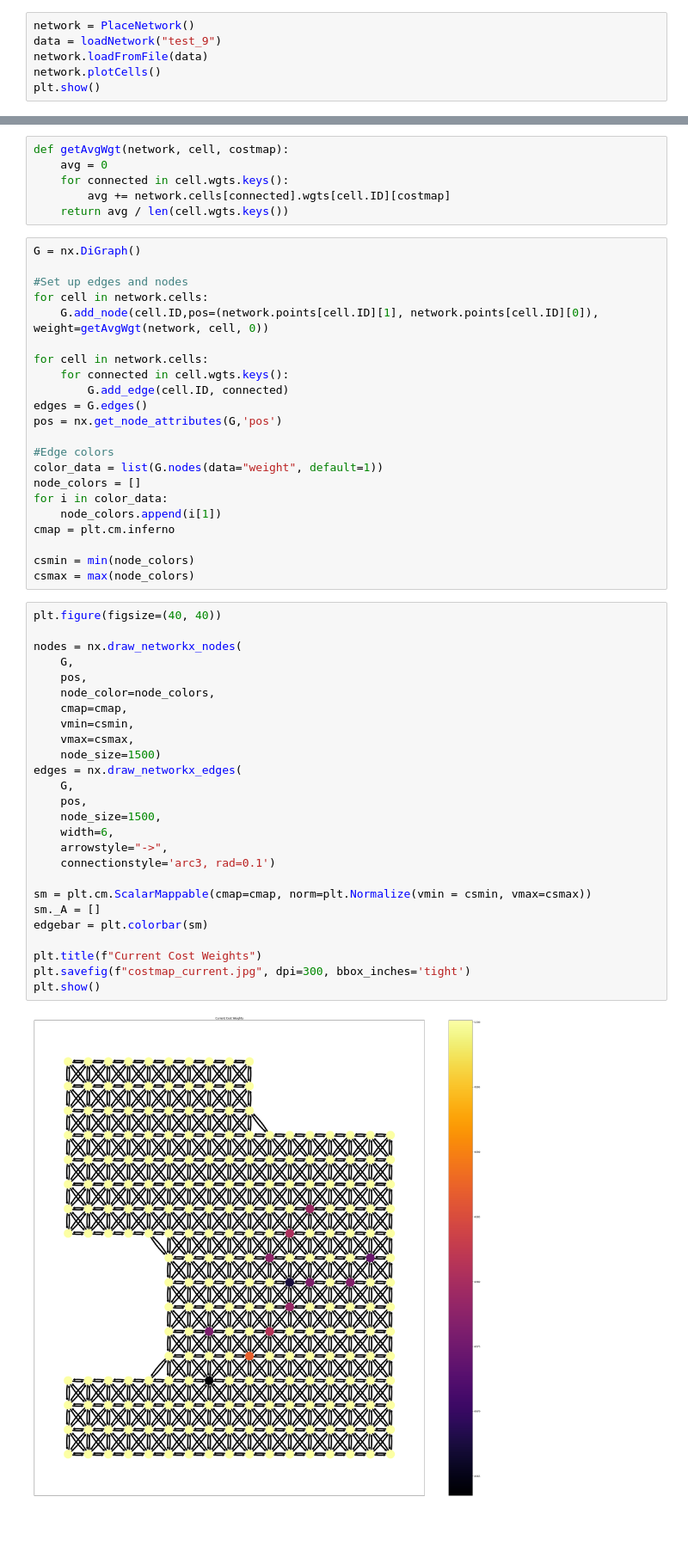
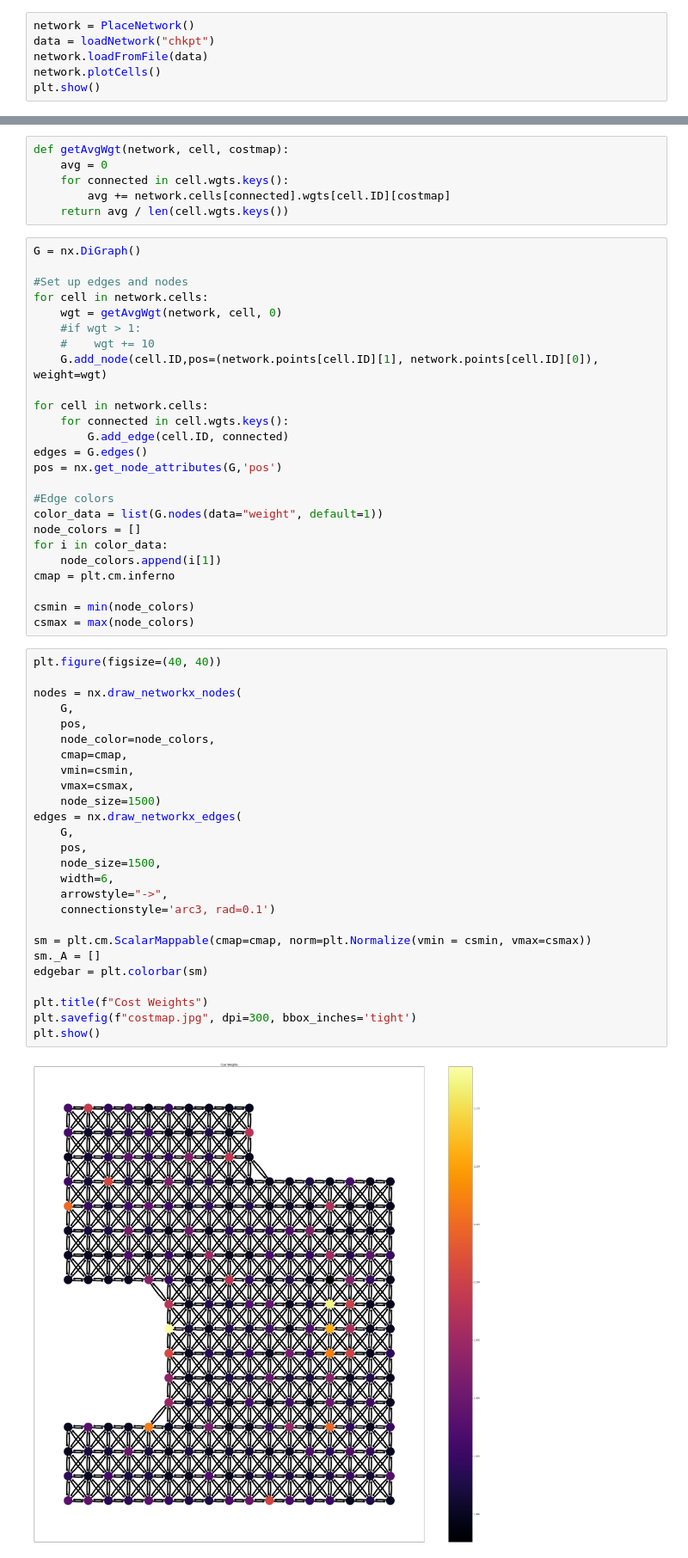
Before and after one commit to bainro/jackal_melodic, a Jupyter notebook: weightvisual.ipynb, the cells around one changed output, grey strips where cells are left out. Shown at 86% size. Drawn from its saved outputs; the diff is of its cells as text; blank space fills up the shorter version.

```diff
--- a/weightvisual.ipynb
+++ b/weightvisual.ipynb
@@ -6,7 +6,7 @@ from utils import *
 from placecell import PlaceNetwork
 # %%
 network = PlaceNetwork()
-data = loadNetwork("test_9")
+data = loadNetwork("chkpt")
 network.loadFromFile(data)
 network.plotCells()
 plt.show()
@@ -23,7 +23,10 @@ G = nx.DiGraph()
 
 #Set up edges and nodes
 for cell in network.cells:
-    G.add_node(cell.ID,pos=(network.points[cell.ID][1], network.points[cell.ID][0]),  weight=getAvgWgt(network, cell, 0))
+    wgt = getAvgWgt(network, cell, 0)
+    #if wgt > 1:
+    #    wgt += 10
+    G.add_node(cell.ID,pos=(network.points[cell.ID][1], network.points[cell.ID][0]),  weight=wgt)
 
 for cell in network.cells:
     for connected in cell.wgts.keys():
@@ -43,28 +46,28 @@ csmax = max(node_colors)
 # %%
 plt.figure(figsize=(40, 40))
 
 nodes = nx.draw_networkx_nodes(
     G,
     pos,
     node_color=node_colors,
     cmap=cmap,
     vmin=csmin,
     vmax=csmax,
     node_size=1500)
 edges = nx.draw_networkx_edges(
     G,
     pos,
     node_size=1500,
     width=6,
     arrowstyle="->",
     connectionstyle='arc3, rad=0.1')
 
 sm = plt.cm.ScalarMappable(cmap=cmap, norm=plt.Normalize(vmin = csmin, vmax=csmax))
 sm._A = []
 edgebar = plt.colorbar(sm)
 
-plt.title(f"Current Cost Weights")
-plt.savefig(f"costmap_current.jpg", dpi=300, bbox_inches='tight')
+plt.title(f"Cost Weights")
+plt.savefig(f"costmap.jpg", dpi=300, bbox_inches='tight')
 plt.show()
 # %% [output]
-[figure, old version]
+[figure, new version]
```
Also changed, not shown: 1 other file.
